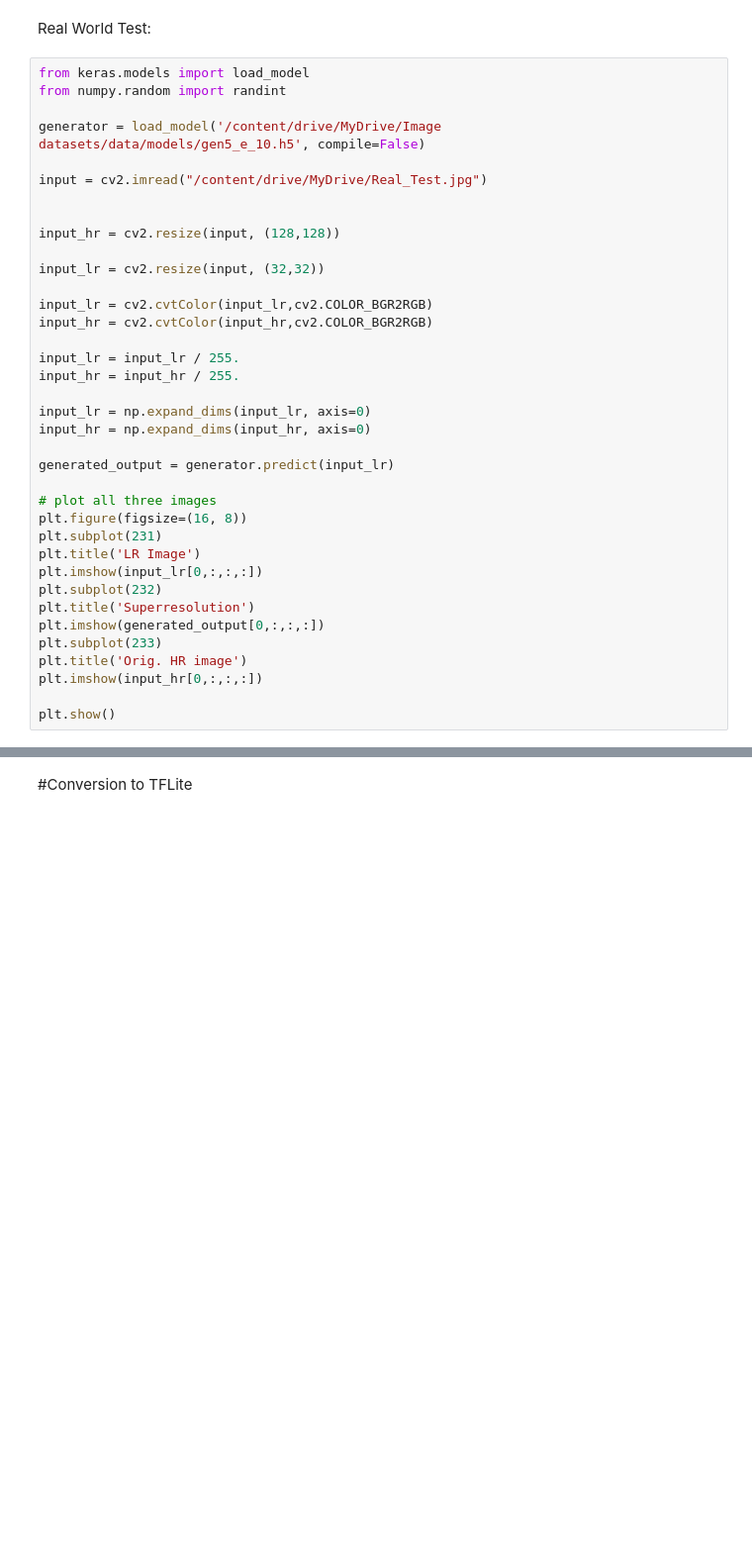
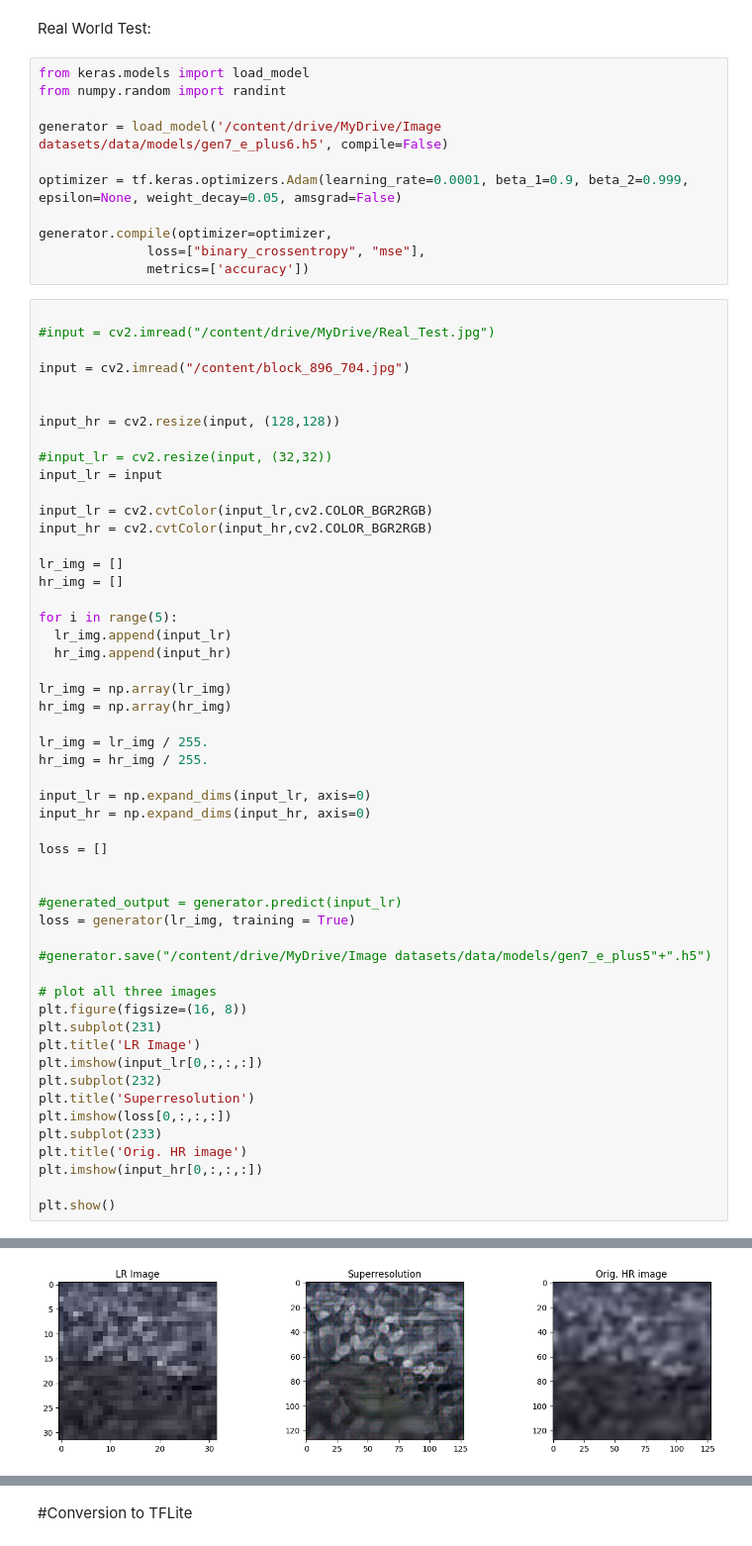
Before and after one commit to SESHG14/ESRGAN_TEACHER_2023, a Jupyter notebook: ESRGAN_Teacher_3_2023.ipynb, the cells around one changed output, grey strips where cells are left out. Shown at 99% size. Saved outputs shown, nothing was run; the diff lists cells and outputs as text; blank space fills up the shorter version.

```diff
--- a/ESRGAN_Teacher_3_2023.ipynb
+++ b/ESRGAN_Teacher_3_2023.ipynb
@@ -687,29 +701,55 @@ plt.imshow(tar_image[0,:,:,:])
 plt.show()
 # %% [markdown]
 Real World Test:
+# %%
+from keras.models import load_model
+from numpy.random import randint
+
+generator = load_model('/content/drive/MyDrive/Image datasets/data/models/gen7_e_plus6.h5', compile=False)
+
+optimizer = tf.keras.optimizers.Adam(learning_rate=0.0001, beta_1=0.9, beta_2=0.999, epsilon=None, weight_decay=0.05, amsgrad=False)
+
+generator.compile(optimizer=optimizer,
+              loss=["binary_crossentropy", "mse"],
+              metrics=['accuracy'])
 # %%
-from keras.models import load_model
-from numpy.random import randint
 
-generator = load_model('/content/drive/MyDrive/Image datasets/data/models/gen5_e_10.h5', compile=False)
+#input = cv2.imread("/content/drive/MyDrive/Real_Test.jpg")
 
-input = cv2.imread("/content/drive/MyDrive/Real_Test.jpg")
+input = cv2.imread("/content/block_896_704.jpg")
 
 
 input_hr = cv2.resize(input, (128,128))
 
-input_lr = cv2.resize(input, (32,32))
+#input_lr = cv2.resize(input, (32,32))
+input_lr = input
 
 input_lr = cv2.cvtColor(input_lr,cv2.COLOR_BGR2RGB)
 input_hr = cv2.cvtColor(input_hr,cv2.COLOR_BGR2RGB)
 
-input_lr = input_lr / 255.
-input_hr = input_hr / 255.
+lr_img = []
+hr_img = []
+
+for i in range(5):
+  lr_img.append(input_lr)
+  hr_img.append(input_hr)
+
+lr_img = np.array(lr_img)
+hr_img = np.array(hr_img)
+
+lr_img = lr_img / 255.
+hr_img = hr_img / 255.
 
 input_lr = np.expand_dims(input_lr, axis=0)
 input_hr = np.expand_dims(input_hr, axis=0)
 
-generated_output = generator.predict(input_lr)
+loss = []
+
+
+#generated_output = generator.predict(input_lr)
+loss = generator(lr_img, training = True)
+
+#generator.save("/content/drive/MyDrive/Image datasets/data/models/gen7_e_plus5"+".h5")
 
 # plot all three images
 plt.figure(figsize=(16, 8))
@@ -718,9 +758,10 @@ plt.title('LR Image')
 plt.imshow(input_lr[0,:,:,:])
 plt.subplot(232)
 plt.title('Superresolution')
-plt.imshow(generated_output[0,:,:,:])
+plt.imshow(loss[0,:,:,:])
 plt.subplot(233)
 plt.title('Orig. HR image')
 plt.imshow(input_hr[0,:,:,:])
 
 plt.show()
+# %% [output]
@@ -726,0 +769 @@ plt.show()
+[figure, added]
```
Also changed, not shown: parts of 12 cells of this notebook.
